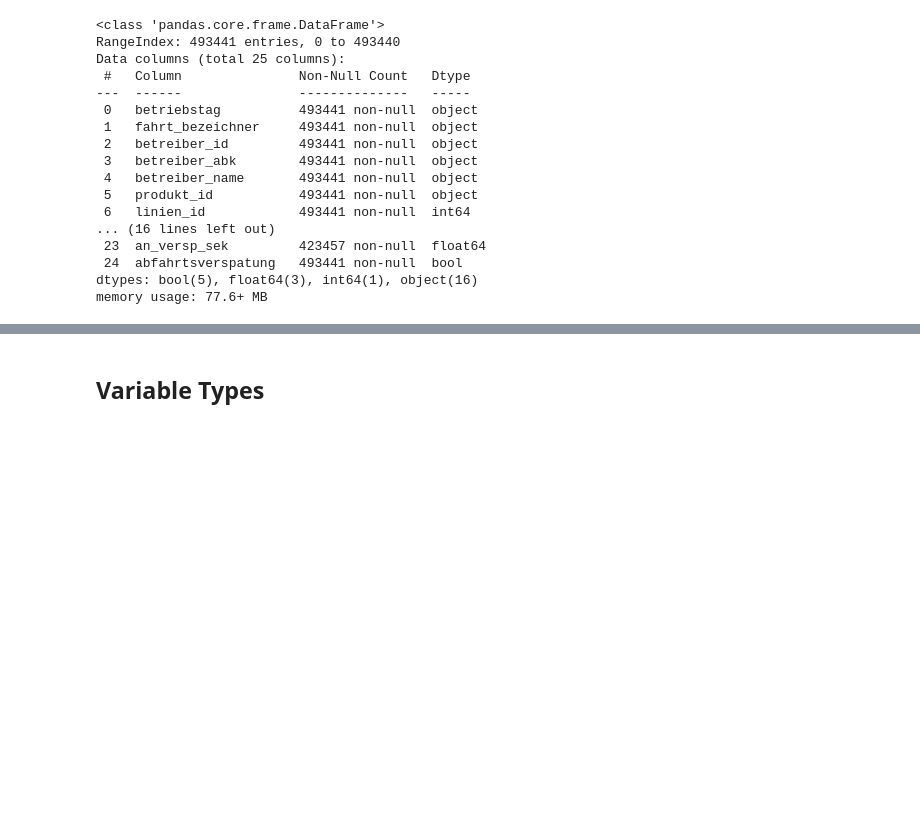
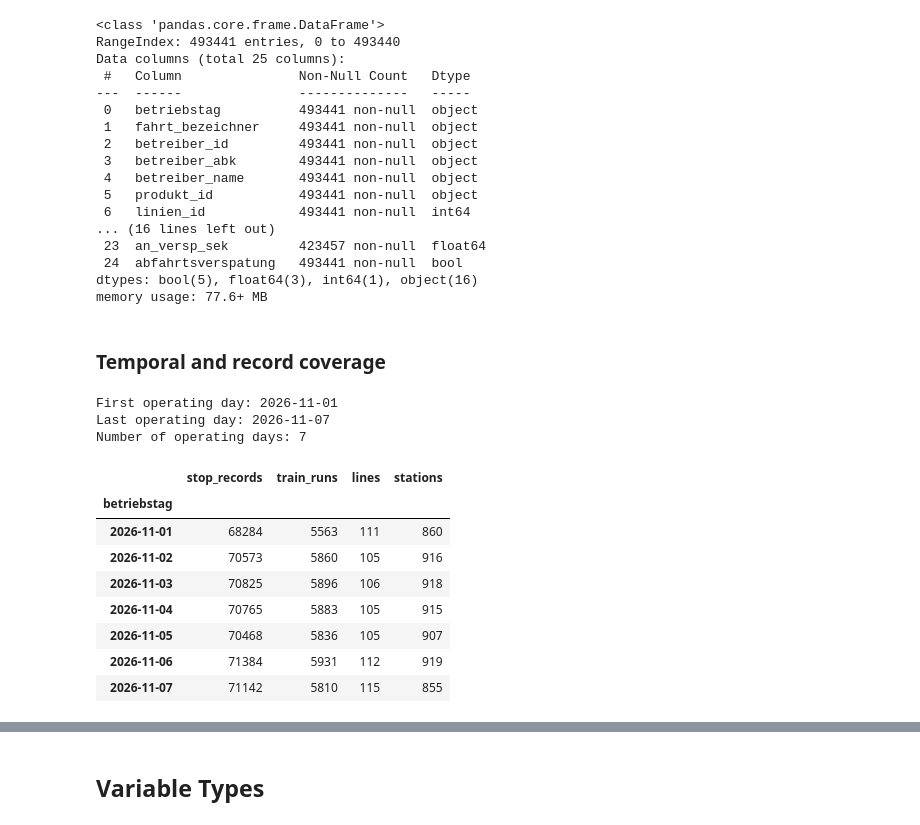
Before and after one commit to ricardahaslinger/Simulation-Optimization-Approach-Locomotive-Scheduling, a Jupyter notebook: analysis/preprocessing.ipynb, the cells around one changed output, grey strips where cells are left out. Saved outputs shown, nothing was run; the diff lists cells and outputs as text; code cells hidden in the pictures; blank space fills up the shorter version.

```diff
--- a/analysis/preprocessing.ipynb
+++ b/analysis/preprocessing.ipynb
@@ -41,3 +41,37 @@ Data columns (total 25 columns):
  24  abfahrtsverspatung   493441 non-null  bool
 dtypes: bool(5), float64(3), int64(1), object(16)
 memory usage: 77.6+ MB
+# %% [markdown]
+### Temporal and record coverage
+# %%
+# date range of the dataset
+print("First operating day:", data["betriebstag"].min())
+print("Last operating day:", data["betriebstag"].max())
+print("Number of operating days:", data["betriebstag"].nunique())
+# %% [output]
+First operating day: 2026-11-01
+Last operating day: 2026-11-07
+Number of operating days: 7
+# %%
+# number of stop records, train runs, lines and stations per operating day
+daily_summary = (
+    data.groupby("betriebstag")
+    .agg(
+        stop_records = ("fahrt_bezeichner", "size"),
+        train_runs = ("fahrt_bezeichner", "nunique"),
+        lines = ("linien_text", "nunique"),
+        stations = ("haltestellen_name", "nunique")
+    )
+)
+
+daily_summary
+# %% [output]
+|  | stop_records | train_runs | lines | stations |
+| betriebstag |  |  |  |  |
+| 2026-11-01 | 68284 | 5563 | 111 | 860 |
+| 2026-11-02 | 70573 | 5860 | 105 | 916 |
+| 2026-11-03 | 70825 | 5896 | 106 | 918 |
+| 2026-11-04 | 70765 | 5883 | 105 | 915 |
+| 2026-11-05 | 70468 | 5836 | 105 | 907 |
+| 2026-11-06 | 71384 | 5931 | 112 | 919 |
+| 2026-11-07 | 71142 | 5810 | 115 | 855 |
```
Also changed, not shown: parts of 8 cells of this notebook.
